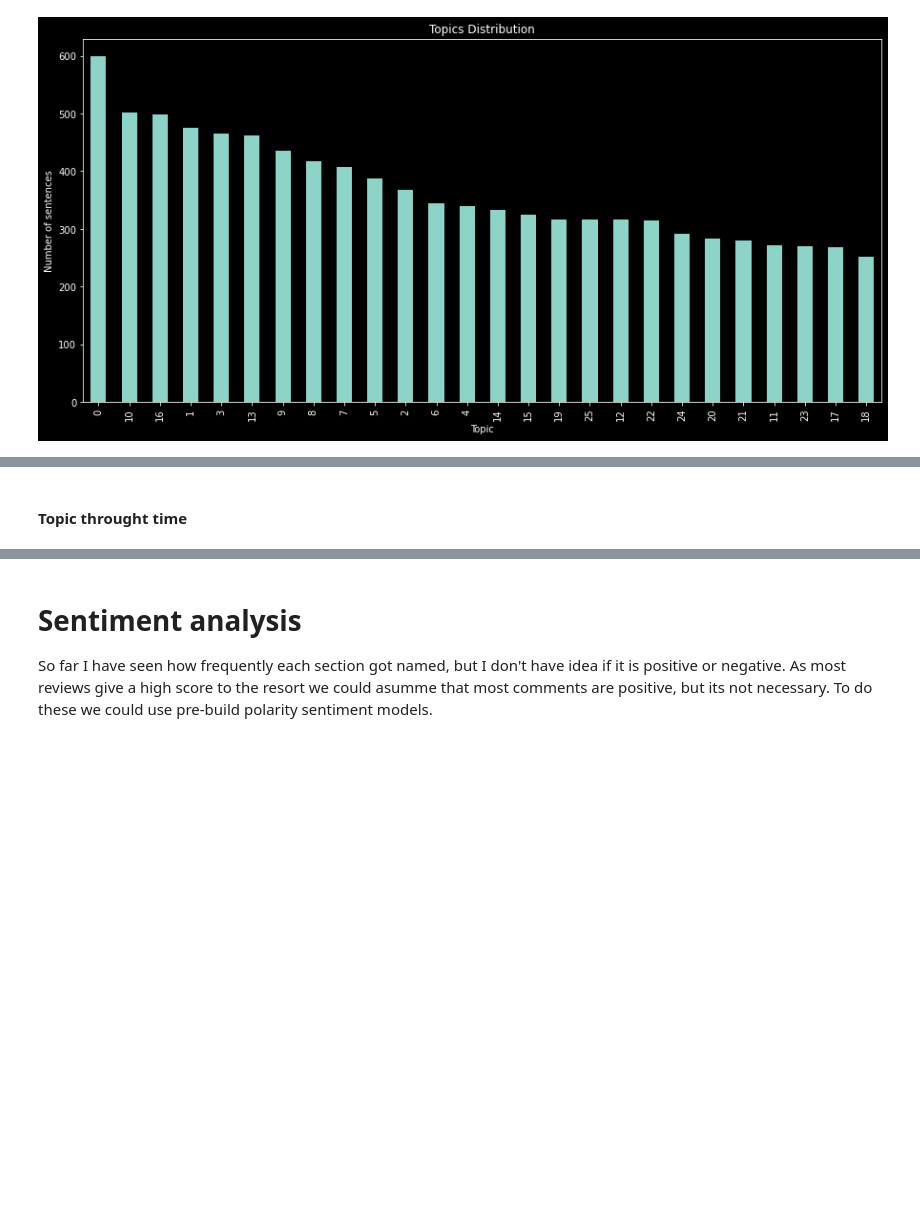
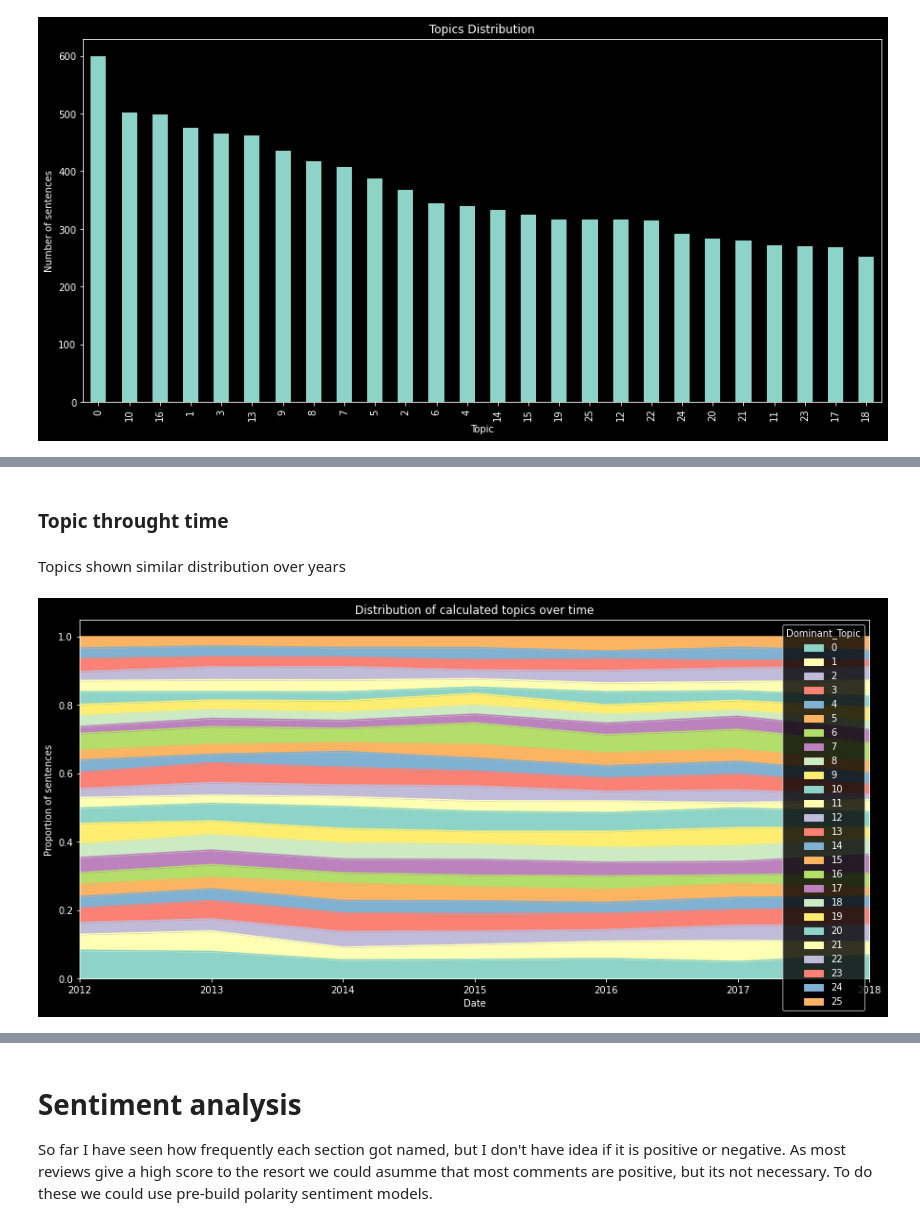
Before and after one commit to pippo-sci/Pullman, a Jupyter notebook: Reputation Timeline Sea Temple.ipynb, the cells around one changed output, grey strips where cells are left out. Saved outputs shown, nothing was run; the diff lists cells and outputs as text; code cells hidden in the pictures; blank space fills up the shorter version.

```diff
--- a/Reputation Timeline Sea Temple.ipynb
+++ b/Reputation Timeline Sea Temple.ipynb
@@ -939,7 +952,7 @@ Now can we have a look to the content of the topics. We can even interpret them
 |24| Mixed topics | Other stuff, such as garages |
 |25| Accord members benefits | The hotel belongs to the Accor hotels |
 # %% [markdown]
-#### Topic throught time
+### Topic throught time
 # %%
 df_dominant_topic['date'] = data_sentence.date2
 topic_time = df_dominant_topic.set_index(pd.DatetimeIndex(df_dominant_topic['date']))
@@ -955,3 +963,12 @@ topic_time = topic_time.resample(rule='Y').sum()
+# %% [markdown]
+Topics shown similar distribution over years
+# %%
+topic_time['total'] = topic_time.sum(axis=1)
+topic_time = topic_time.div(topic_time.total,0)
+topic_time = topic_time.drop('total',axis=1);
+topic_time.loc['2012':].plot(kind = 'area', title = 'Distribution of calculated topics over time', ylabel = 'Proportion of sentences', xlabel = 'Date');
+# %% [output]
+[figure, added]
 # %%
 selected_topics = topic_time[[2,7,10,16,17,20]]
 selected_topics.columns = ['Maintainance', 'Service Quality', 'Restaurant','Front Desk','Housekeeping','Pool Bar']
```
Also changed, not shown: parts of 7 cells of this notebook, 1 other file.
